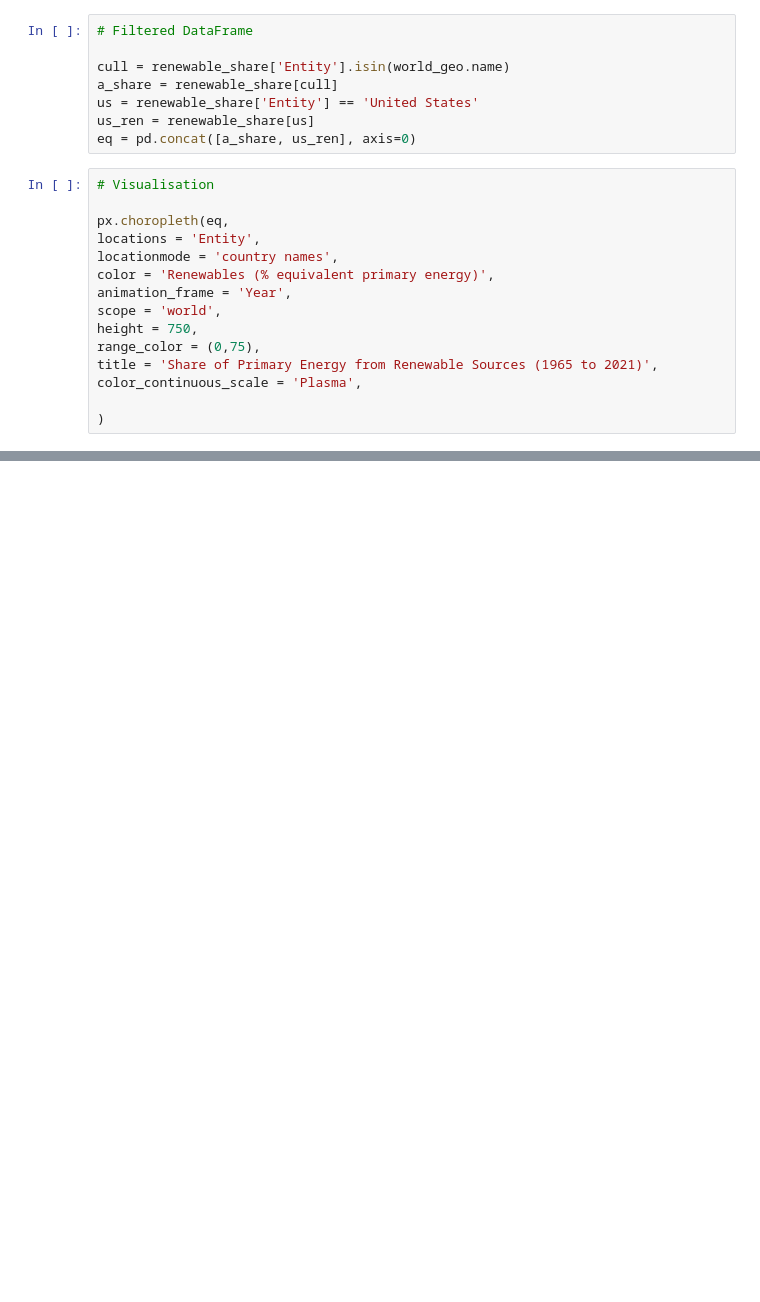
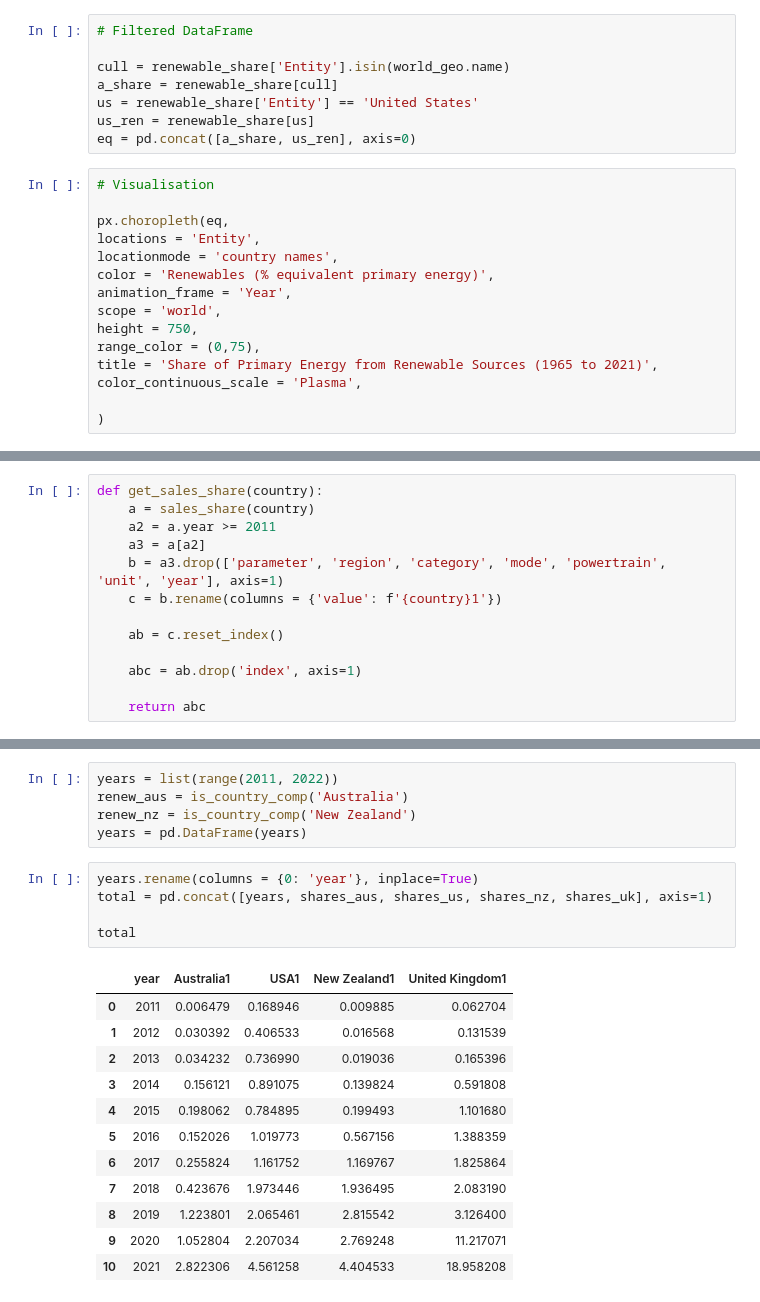
Before and after one commit to aaroln/ev, a Jupyter notebook: presentation.ipynb, the cells around one changed output, grey strips where cells are left out. Saved outputs shown, nothing was run; the diff lists cells and outputs as text; blank space fills up the shorter version.

```diff
--- a/presentation.ipynb
+++ b/presentation.ipynb
@@ -375,0 +374,13 @@ color_continuous_scale = 'Plasma',
+# %%
+def get_sales_share(country):
+    a = sales_share(country)
+    a2 = a.year >= 2011
+    a3 = a[a2]
+    b = a3.drop(['parameter', 'region', 'category', 'mode', 'powertrain', 'unit', 'year'], axis=1)
+    c = b.rename(columns = {'value': f'{country}1'})
+
+    ab = c.reset_index()
+
+    abc = ab.drop('index', axis=1)
+
+    return abc
@@ -375,0 +402,23 @@ color_continuous_scale = 'Plasma',
+# %%
+years = list(range(2011, 2022))
+renew_aus = is_country_comp('Australia')
+renew_nz = is_country_comp('New Zealand')
+years = pd.DataFrame(years)
+# %%
+years.rename(columns = {0: 'year'}, inplace=True)
+total = pd.concat([years, shares_aus, shares_us, shares_nz, shares_uk], axis=1)
+
+total
+# %% [output]
+|  | year | Australia1 | USA1 | New Zealand1 | United Kingdom1 |
+| 0 | 2011 | 0.006479 | 0.168946 | 0.009885 | 0.062704 |
+| 1 | 2012 | 0.030392 | 0.406533 | 0.016568 | 0.131539 |
+| 2 | 2013 | 0.034232 | 0.736990 | 0.019036 | 0.165396 |
+| 3 | 2014 | 0.156121 | 0.891075 | 0.139824 | 0.591808 |
+| 4 | 2015 | 0.198062 | 0.784895 | 0.199493 | 1.101680 |
+| 5 | 2016 | 0.152026 | 1.019773 | 0.567156 | 1.388359 |
+| 6 | 2017 | 0.255824 | 1.161752 | 1.169767 | 1.825864 |
+| 7 | 2018 | 0.423676 | 1.973446 | 1.936495 | 2.083190 |
+| 8 | 2019 | 1.223801 | 2.065461 | 2.815542 | 3.126400 |
+| 9 | 2020 | 1.052804 | 2.207034 | 2.769248 | 11.217071 |
+| 10 | 2021 | 2.822306 | 4.561258 | 4.404533 | 18.958208 |
```
Also changed, not shown: parts of 6 cells of this notebook.
